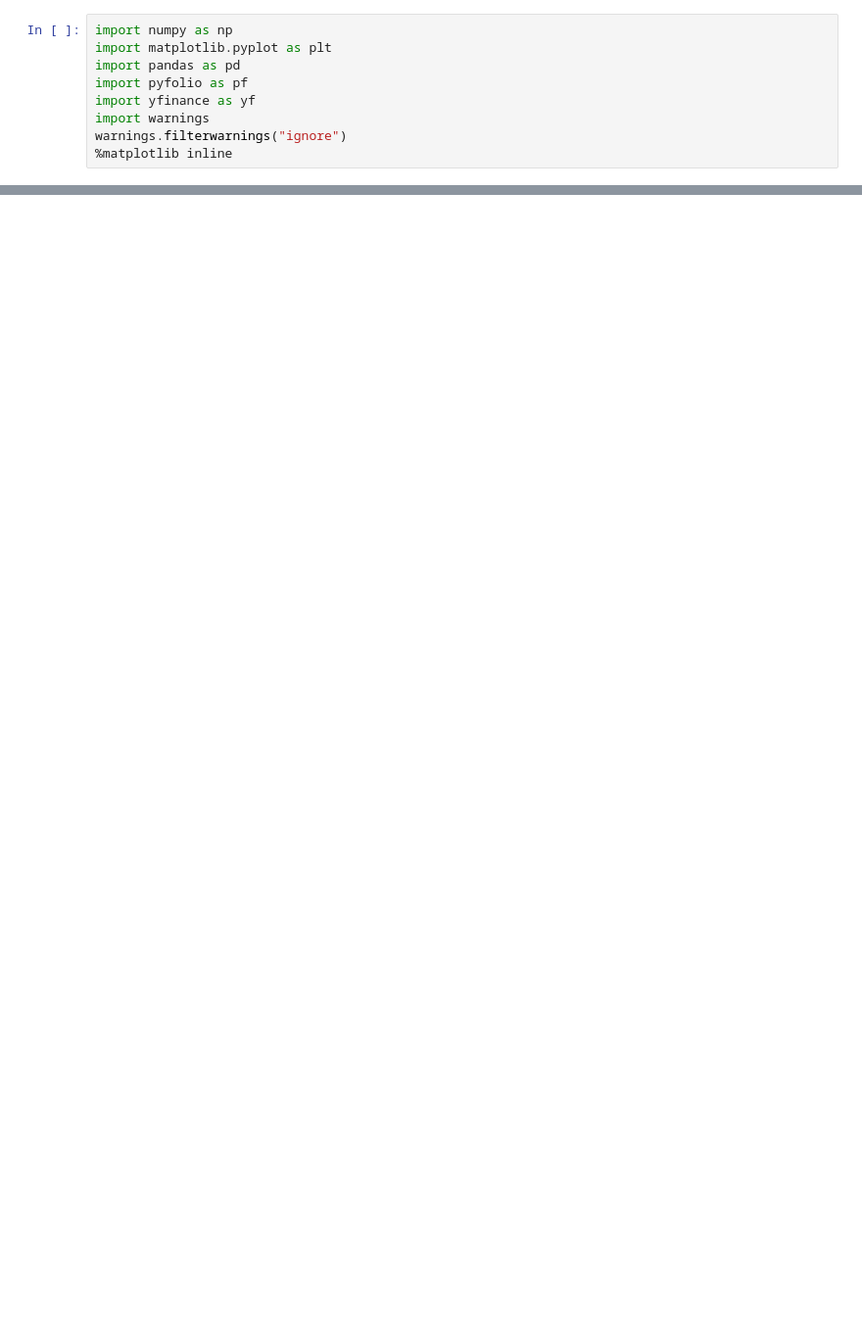
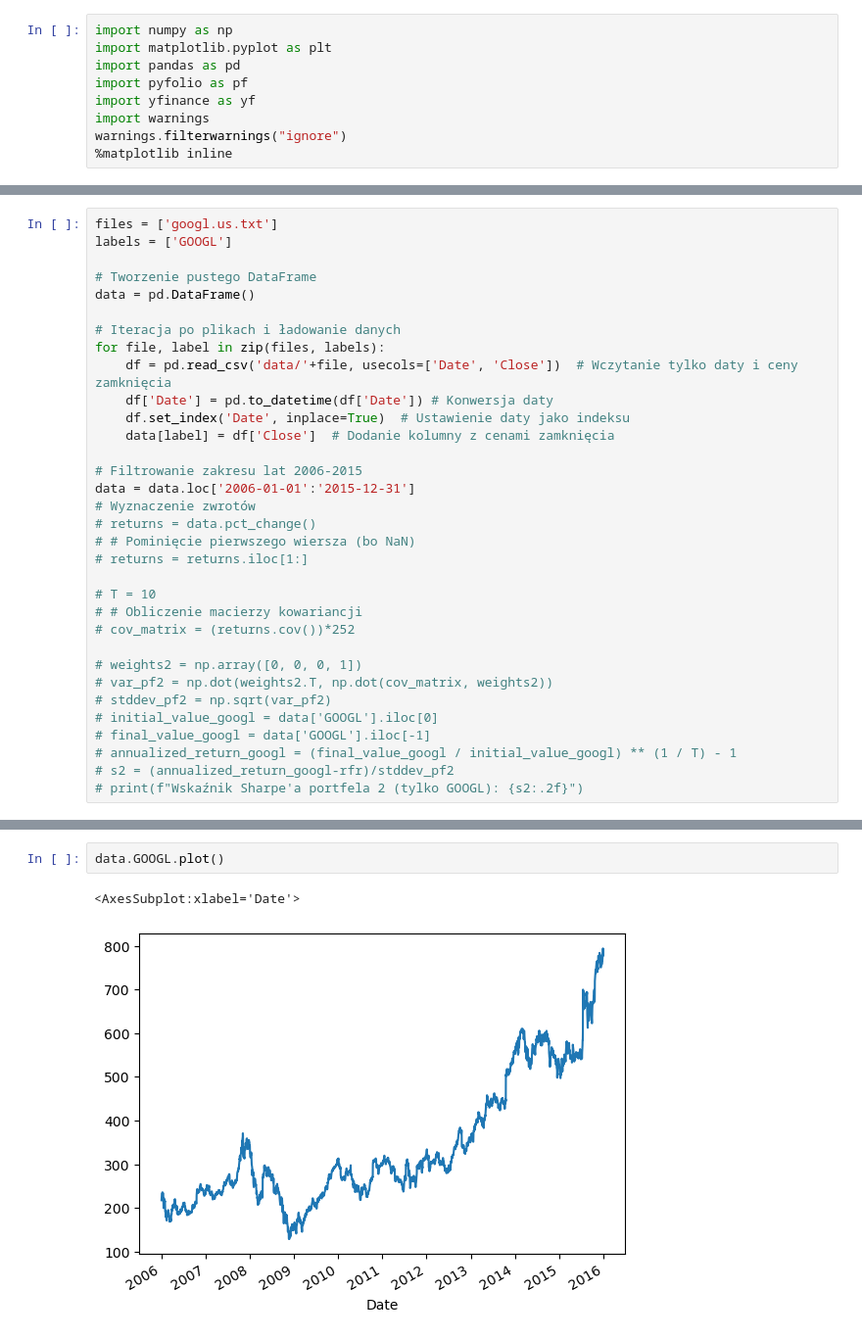
Before and after one commit to Tomexr1/Categorical_Data_Analysis, a Jupyter notebook: matematyka_dla_przemyslu/Prezentacja3/Untitled.ipynb, the cells around one changed output, grey strips where cells are left out. Shown at 98% size. Saved outputs shown, nothing was run; the diff lists cells and outputs as text; blank space fills up the shorter version.

```diff
--- a/matematyka_dla_przemyslu/Prezentacja3/Untitled.ipynb
+++ b/matematyka_dla_przemyslu/Prezentacja3/Untitled.ipynb
@@ -247,0 +39,33 @@ KeyError: "None of [DatetimeIndex(['2015-05-01', '2015-06-01', '2015-07-01', '20
+# %%
+files = ['googl.us.txt']
+labels = ['GOOGL']
+
+# Tworzenie pustego DataFrame
+data = pd.DataFrame()
+
+# Iteracja po plikach i ładowanie danych
+for file, label in zip(files, labels):
+    df = pd.read_csv('data/'+file, usecols=['Date', 'Close'])  # Wczytanie tylko daty i ceny zamknięcia
+    df['Date'] = pd.to_datetime(df['Date']) # Konwersja daty
+    df.set_index('Date', inplace=True)  # Ustawienie daty jako indeksu
+    data[label] = df['Close']  # Dodanie kolumny z cenami zamknięcia
+
+# Filtrowanie zakresu lat 2006-2015
+data = data.loc['2006-01-01':'2015-12-31']
+# Wyznaczenie zwrotów
+# returns = data.pct_change()
+# # Pominięcie pierwszego wiersza (bo NaN)
+# returns = returns.iloc[1:]
+
+# T = 10
+# # Obliczenie macierzy kowariancji
+# cov_matrix = (returns.cov())*252
+
+# weights2 = np.array([0, 0, 0, 1])
+# var_pf2 = np.dot(weights2.T, np.dot(cov_matrix, weights2))
+# stddev_pf2 = np.sqrt(var_pf2)
+# initial_value_googl = data['GOOGL'].iloc[0]
+# final_value_googl = data['GOOGL'].iloc[-1]
+# annualized_return_googl = (final_value_googl / initial_value_googl) ** (1 / T) - 1
+# s2 = (annualized_return_googl-rfr)/stddev_pf2
+# print(f"Wskaźnik Sharpe'a portfela 2 (tylko GOOGL): {s2:.2f}")
@@ -247,0 +102,5 @@ KeyError: "None of [DatetimeIndex(['2015-05-01', '2015-06-01', '2015-07-01', '20
+# %%
+data.GOOGL.plot()
+# %% [output]
+<AxesSubplot:xlabel='Date'>
+[figure, added]
```
Also changed, not shown: parts of 53 cells of this notebook, 31 other files.
